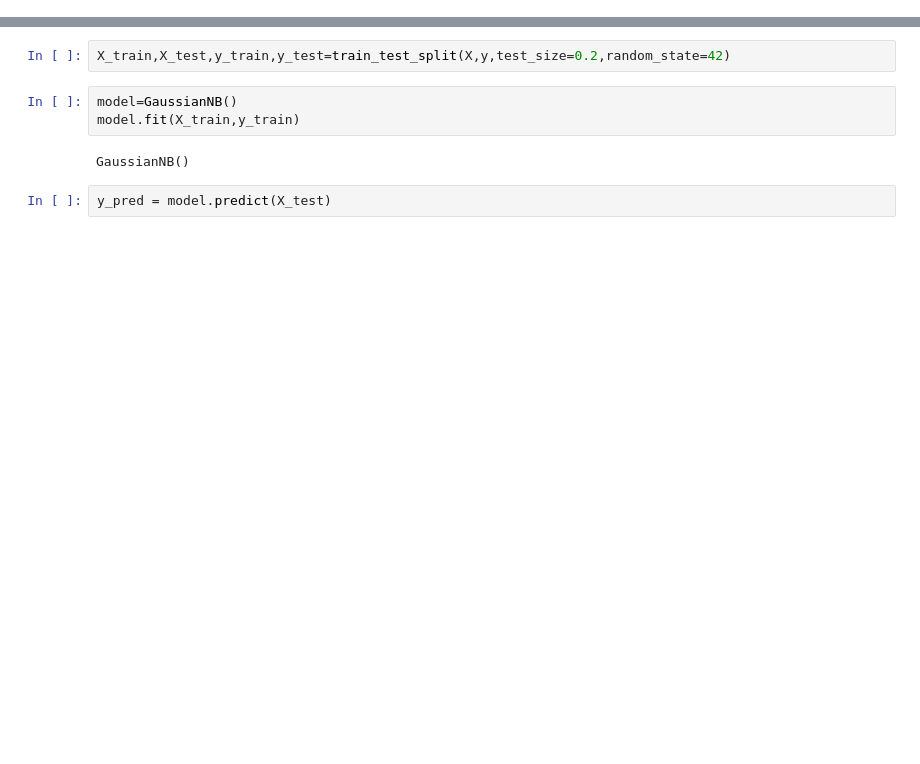
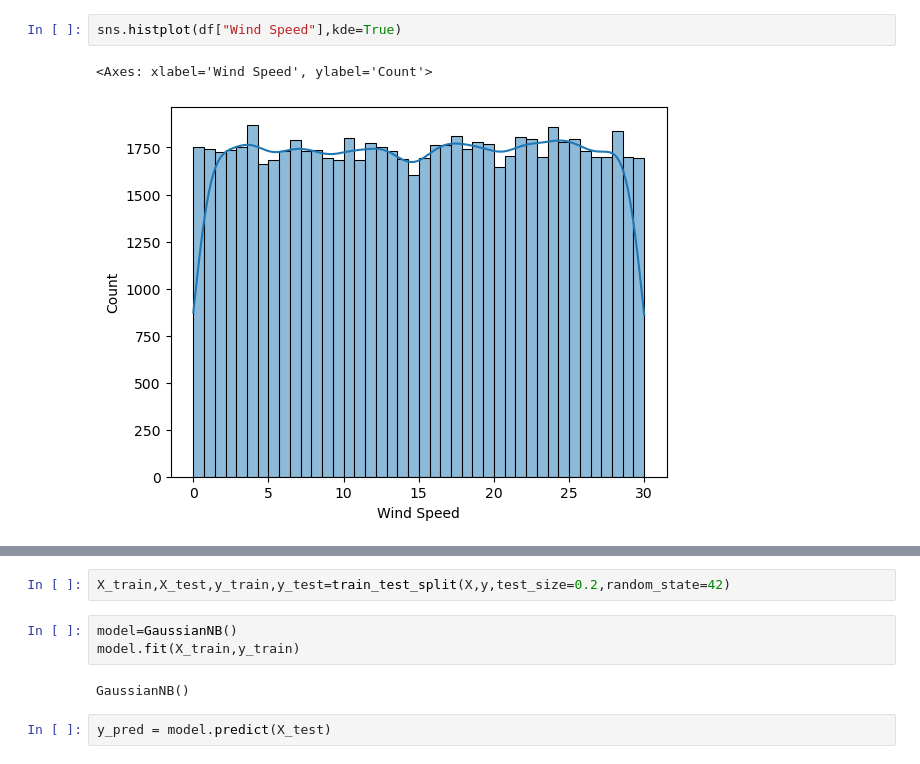
Before and after one commit to sakthigowshick/navie-bayes-weather-forecast, a Jupyter notebook: CODE.ipynb, the cells around one changed output, grey strips where cells are left out. Saved outputs shown, nothing was run; the diff lists cells and outputs as text; blank space fills up the shorter version.

```diff
--- a/CODE.ipynb
+++ b/CODE.ipynb
@@ -23,0 +75,5 @@ df
+# %%
+sns.histplot(df["Wind Speed"],kde=True)
+# %% [output]
+<Axes: xlabel='Wind Speed', ylabel='Count'>
+[figure, added]
```
Also changed, not shown: parts of 15 cells of this notebook, 4 other files.
